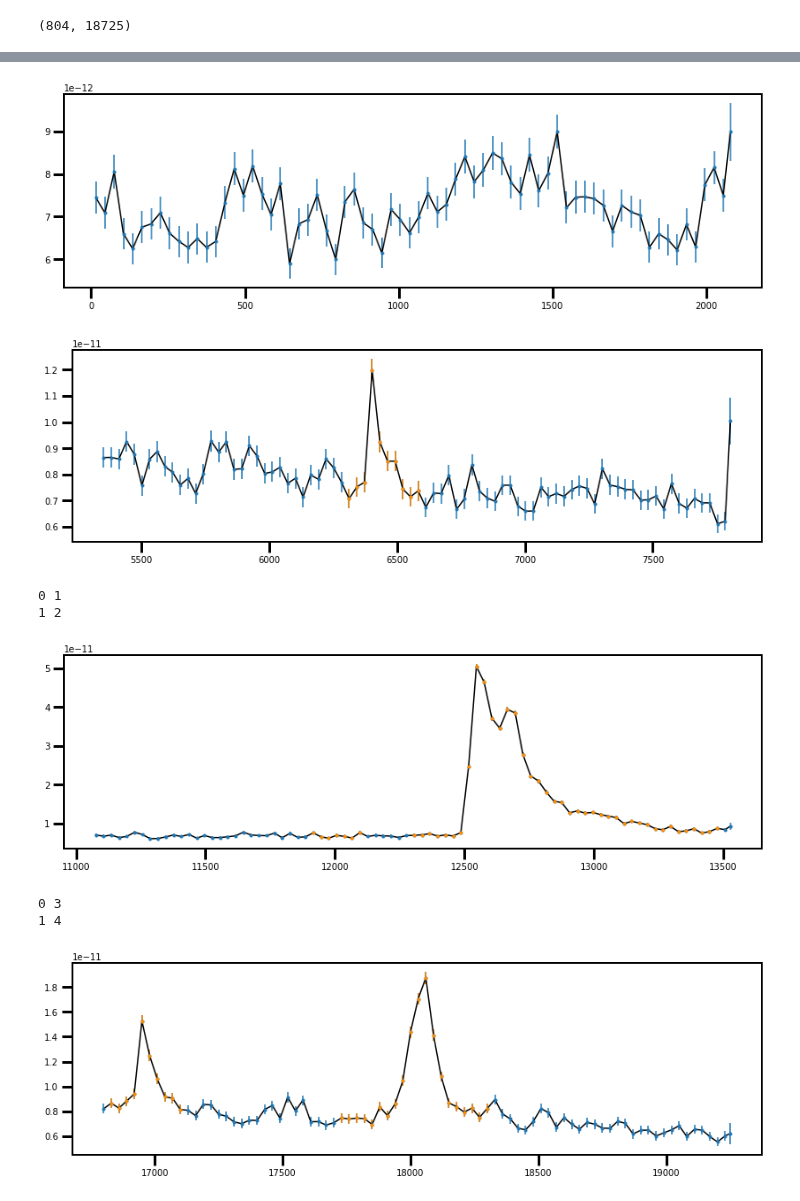
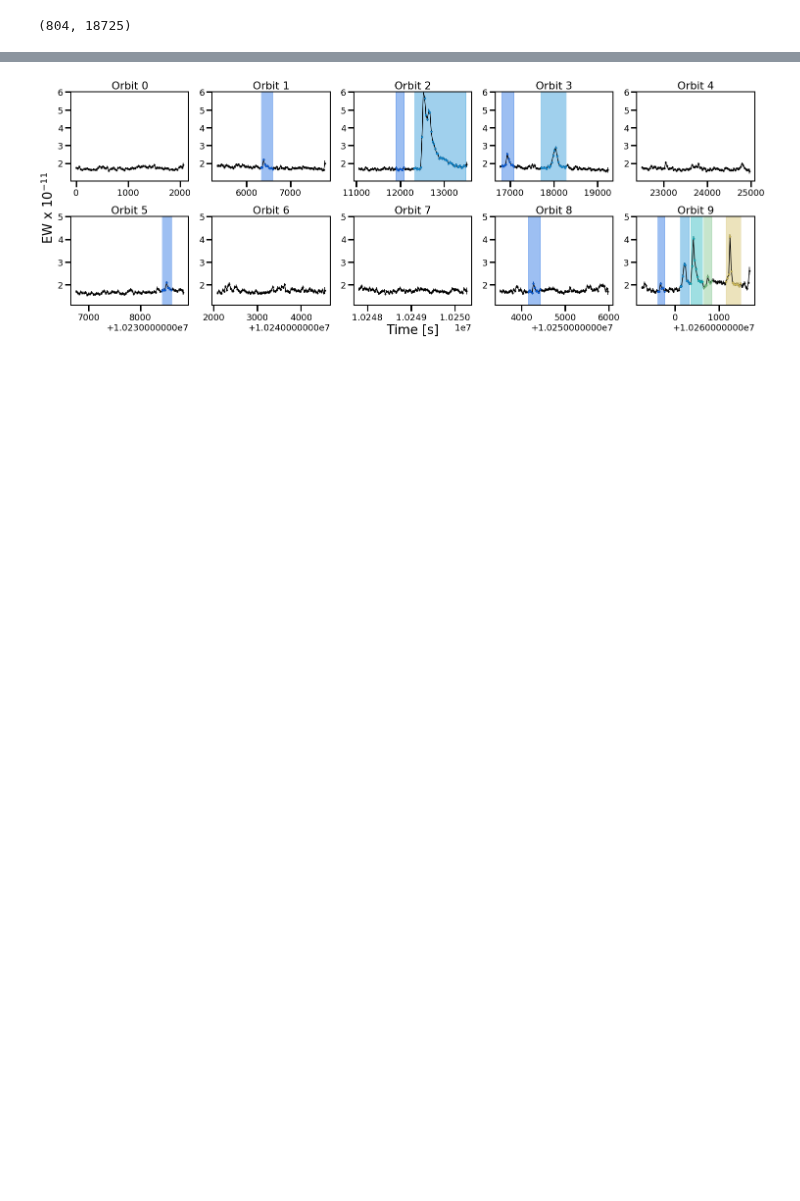
Before and after one commit to afeinstein20/cos_flares, a Jupyter notebook: notebooks/flare_analysis.ipynb, the cells around one changed output, grey strips where cells are left out. Drawn from its saved outputs; the diff is of its cells as text; code cells hidden in the pictures; blank space fills up the shorter version.

```diff
--- a/notebooks/flare_analysis.ipynb
+++ b/notebooks/flare_analysis.ipynb
@@ -17,13 +17,13 @@ from utils import *
 from cos_flares import FlaresWithCOS
 
 plt.rcParams['font.size'] = 18
-wavelength, flux, err = load_binned_data()
+wavelength, flux, err = load_binned_data('/Users/arcticfox/Documents/AUMic/reduced/binned_data_a.npy')
 wavelength2, flux2, err2 = load_binned_data('/Users/arcticfox/Documents/AUMic/reduced2/binned_data2.npy')
 
 times = np.load('/Users/arcticfox/Documents/AUMic/reduced/times.npy')
 orbits = np.load('/Users/arcticfox/Documents/AUMic/reduced/orbits.npy')
-times2 = np.load('/Users/arcticfox/Documents/AUMic/reduced2/times2.npy')
-orbits2 = np.load('/Users/arcticfox/Documents/AUMic/reduced2/orbits2.npy')+5
+times2 = np.load('/Users/arcticfox/Documents/AUMic/reduced2/times.npy')
+orbits2 = np.load('/Users/arcticfox/Documents/AUMic/reduced2/orbits.npy')+5
 
 wavelength = np.full(flux.shape, wavelength)
 wavelength2 = np.full(flux2.shape, wavelength2)
@@ -39,7 +40,7 @@ np.append(flux, flux2, axis=0).shape
 fwc = FlaresWithCOS(wavelength=np.append(wavelength, wavelength2, axis=0),
                     flux=np.append(flux, flux2, axis=0),
                     flux_err=np.append(err, err2, axis=0),
-                    time=np.append(times, times2),
+                    time=np.append(times, times2)-times[0],
                     orbit=np.append(orbits, orbits2))
 fwc.load_line_table(path='/Users/arcticfox/Documents/GitHub/cos_flares/')
 # %%
@@ -101,74 +102,86 @@ for ion in fwc.line_table['ion']:
 diff = np.where(np.diff(fwc.time.value)>100000)[0]
 diff = [0, diff[0], len(fwc.time)-1]
 
+fig, axes = plt.subplots(figsize=(25,8), nrows=2, ncols=5)
+fig.set_facecolor('w')
+axes = axes.reshape(-1)
+
 f_tot = np.full((20,len(fwc.time.value)), False)
 x = 0
-
+a = 0
 for i in range(len(diff)-1):
     if i == 0:
-        jr = [0,4]
+        jr = [0,5]
+        axes[a].set_ylim(1e-13,4e-11)
     else:
         jr = [5,10]
 
+
     for j in range(jr[0], jr[1]):
-        plt.figure(figsize=(14,4))
         mask = np.where((fwc.time.value>=fwc.time.value[diff[i]]) &
                         (fwc.time.value<=fwc.time.value[diff[i+1]]) &
                         (fwc.orbit==j))
-        plt.errorbar(fwc.time.value[mask],
+        axes[a].errorbar(fwc.time.value[mask],
                      fwc.width_table['CIII'][mask],
                      yerr=fwc.error_table['CIII'][mask]/3,
-                     marker='.',
+                     marker='.', color='k',
                      linestyle='')
-        plt.plot(fwc.time.value[mask],
+        axes[a].plot(fwc.time.value[mask],
                      fwc.width_table['CIII'][mask], 'k')
         if j == 1:
             f = ((fwc.time.value>=6300) & (fwc.time.value<=6600))
+            f = f.reshape((1,len(f)))
         elif j == 2:
             f1 = ((fwc.time.value>=11900) & (fwc.time.value<=12100))
             f2 = ((fwc.time.value>=12300) & (fwc.time.value<=13500))
             f = np.array([f1, f2])
         elif j == 3:
             f1 = ((fwc.time.value>=16800) & (fwc.time.value<=17100) )
             f2 = ((fwc.time.value>=17700) & (fwc.time.value<=18300) )
             f = np.array([f1, f2])
+        elif j == 5:
+            f = ((fwc.time.value>=10238383) & (fwc.time.value<=10238593))
+            f = f.reshape((1,len(f)))
         elif j == 8:
             f = ((fwc.time.value>=10254152) & (fwc.time.value<=10254452))
+            f = f.reshape((1,len(f)))
         elif j == 9:
             f0 = ((fwc.time.value>=10259581) & (fwc.time.value<=10259781))
             f1 = ((fwc.time.value>=10260101) & (fwc.time.value<=10260351))
             f2 = ((fwc.time.value>10260351) & (fwc.time.value<=10260651))
             f3 = ((fwc.time.value>10260651) & (fwc.time.value<=10260851))
             f4 = ((fwc.time.value>10261151) & (fwc.time.value<=10261501))
             f = np.array([f0, f1, f2, f3, f4])
         else:
             f = None
 
+
         if f is not None:
-            if len(f.shape) > 1:
-                mask = np.nansum(f, axis=0) == 1
-                for n in range(len(f)):
-                    print(n, x)
-                    f_tot[x] = f[n]
-                    x += 1
-            else:
-                mask = f == True
-                f_tot[x] = f
+            for k in range(len(f)):
+                f_tot[x] = f[k]
+                mask = f[k] == True
+                axes[a].errorbar(fwc.time.value[mask],
+                             fwc.width_table['CIII'][mask],
+                             yerr=fwc.error_table['CIII'][mask]/3,
+                             marker='.', color=parula[(k*40)+30],
+                             linestyle='')
+                axes[a].axvspan(fwc.time.value[mask][0], fwc.time.value[mask][-1],
+                                color=parula[(k*40)+30], alpha=0.4)
                 x += 1
-            plt.errorbar(fwc.time.value[mask],
-                         fwc.width_table['CIII'][mask],
-                         yerr=fwc.error_table['CIII'][mask]/3,
-                         marker='.', color='darkorange',
-                         linestyle='')
 
-
-        plt.show()
+        if j < 5:
+            axes[a].set_ylim(1e-13,5e-11)
+        else:
+            axes[a].set_ylim(1e-12,4e-11)
+            if j == 5:
+                axes[a].set_ylabel('EW x $ 10^{-11}$', y=1.1, fontsize=26)
+            if j == 7:
+                axes[a].set_xlabel('Time [s]', fontsize=26)
+        axes[a].set_yticklabels([1,2,3,4,5,6])
+        axes[a].set_title('Orbit {}'.format(j))
+        a += 1
+plt.subplots_adjust(hspace=0.4)
+plt.savefig('/Users/arcticfox/Documents/AUMic/figures/allflares.png', dpi=250, rasterize=True,
+            bbox_inches='tight')
 # %% [output]
-[figure, old version]
+[figure, new version]
-[figure, removed]
-0 1
-1 2
-[figure, removed]
-0 3
-1 4
-[figure, removed]
```
Also changed, not shown: parts of 10 cells of this notebook, 4 other files.
